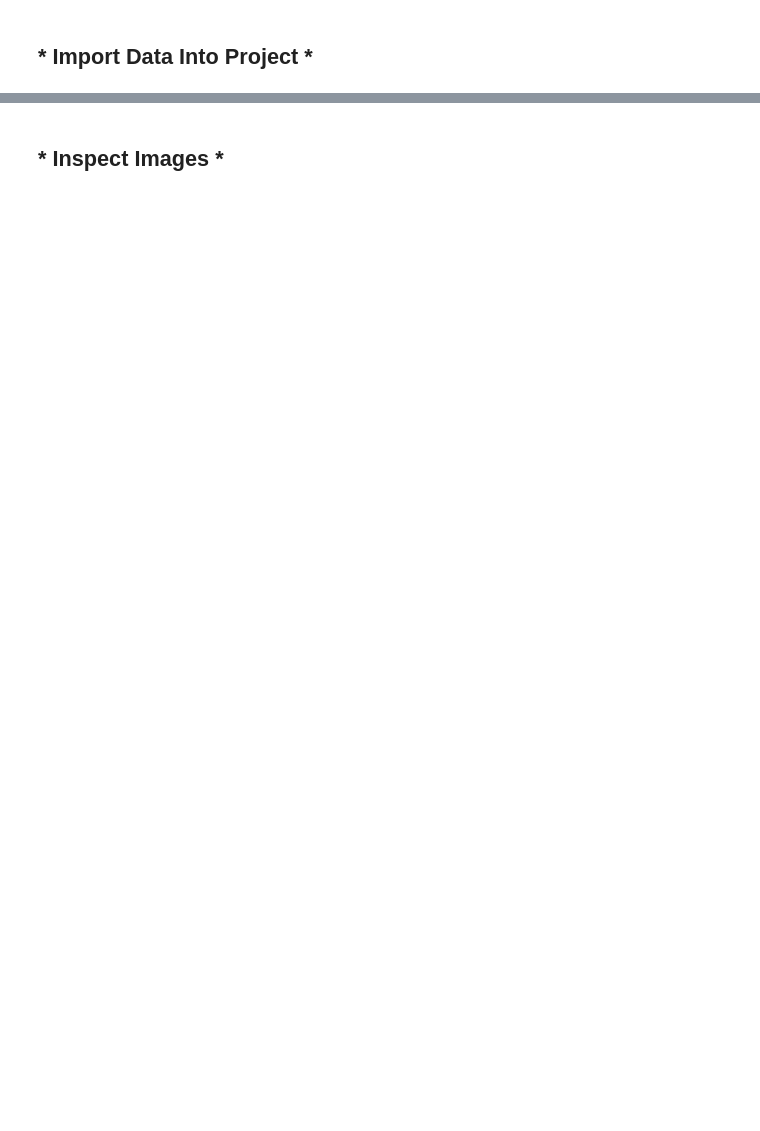
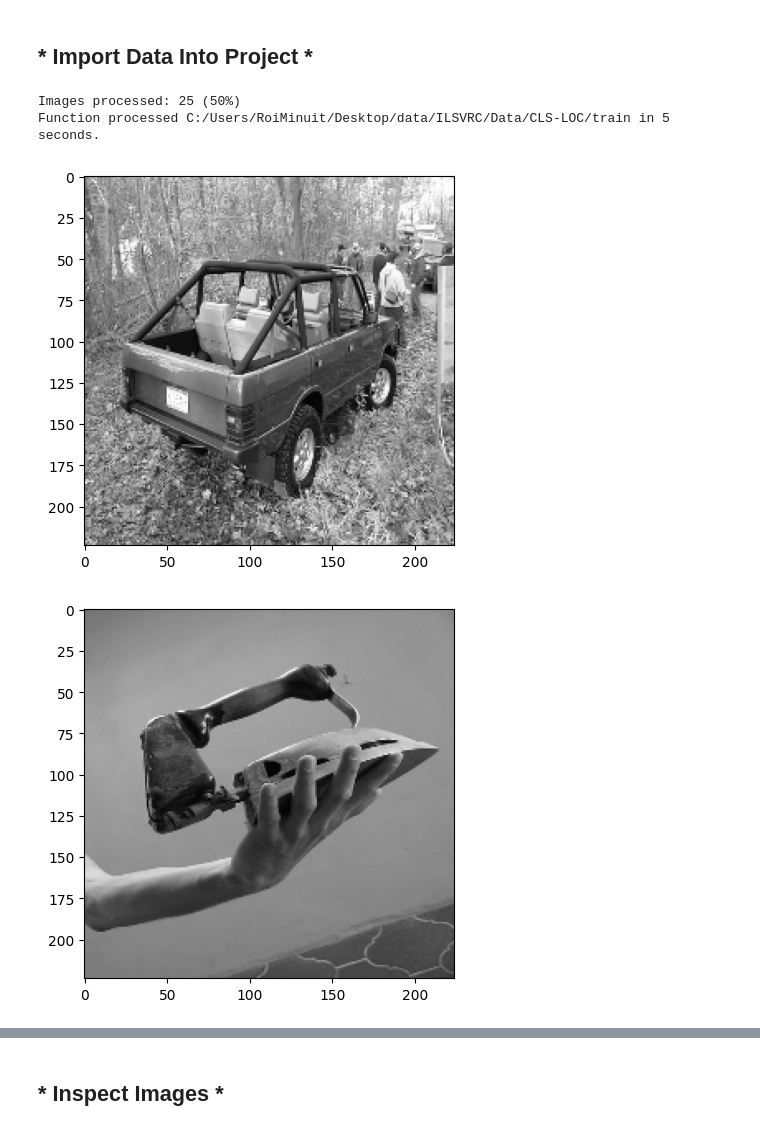
Before and after one commit to llouis01/Code-Gym, a Jupyter notebook: compviz/imgNet/ImportData.ipynb, the cells around one changed output, grey strips where cells are left out. Cells and saved outputs as stored; diff of their text form; code cells hidden in the pictures; blank space fills up the shorter version.

```diff
--- a/compviz/imgNet/ImportData.ipynb
+++ b/compviz/imgNet/ImportData.ipynb
@@ -21,9 +22,17 @@ val_dir = "C:/Users/RoiMinuit/Desktop/data/ILSVRC/Data/CLS-LOC/test"
 # %%
 # funcs to import images
 
-def process_image_batches(img_paths, processed_images, img_num):
+def process_image_batches(img_paths, processed_images, img_num, labels):
     """ Import images from the specified directory """
 
+    # build label set
+    for i in range(0, img_num):
+        img_path = img_paths[i]
+        # label is the parent folder of current image
+        label = img_path.split(os.path.sep)[-2]
+        labels.append(label)
+
+    # read in image, resize, grayscale, and normalize
     for i in range(0, img_num):
         img_path = cv2.imread(img_paths[i])
         img = cv2.resize(img_path, (224, 224))
@@ -38,20 +47,36 @@ def process_image_batches(img_paths, processed_images, img_num):
 
 
 
-def import_and_process_images(img_dir, img_num = int):
+def import_and_process_images(img_dir, img_num=int):
     """ Import images from the specified directory """
     start = time.time()
     processed_images = []
     img_paths = []
+    labels = []
 
+    # collect image paths
     for root, dirs, files in os.walk(img_dir):
             for file in files:
                 if file.endswith(".JPEG"):
                      img_paths.append(os.path.join(root, file))
 
+    # shuffle images to get random images from random folders and process while generating labels
     random.shuffle(img_paths)
-    process_image_batches(img_paths, processed_images, img_num)
+    process_image_batches(img_paths, processed_images, img_num, labels)
 
+    # build labels df
+    data = {'img_path': img_paths[:img_num], 'label': labels}
+    labels_df = pd.DataFrame(data)
+
+    # return run stats and data
     end = time.time()
     print(f"Function processed {img_dir} in {round(end - start)} seconds.\n")
-    return processed_images
+    return processed_images, labels_df
+# %%
+test_train_img, test_labels_df = import_and_process_images(train_dir, 50)
+view_image_array(test_train_img, 5)
+# %% [output]
+Images processed: 25 (50%)
+Function processed C:/Users/RoiMinuit/Desktop/data/ILSVRC/Data/CLS-LOC/train in 5 seconds.
+[figure, added]
+[figure, added]
```
Also changed, not shown: parts of 4 cells of this notebook, 1 other file.
